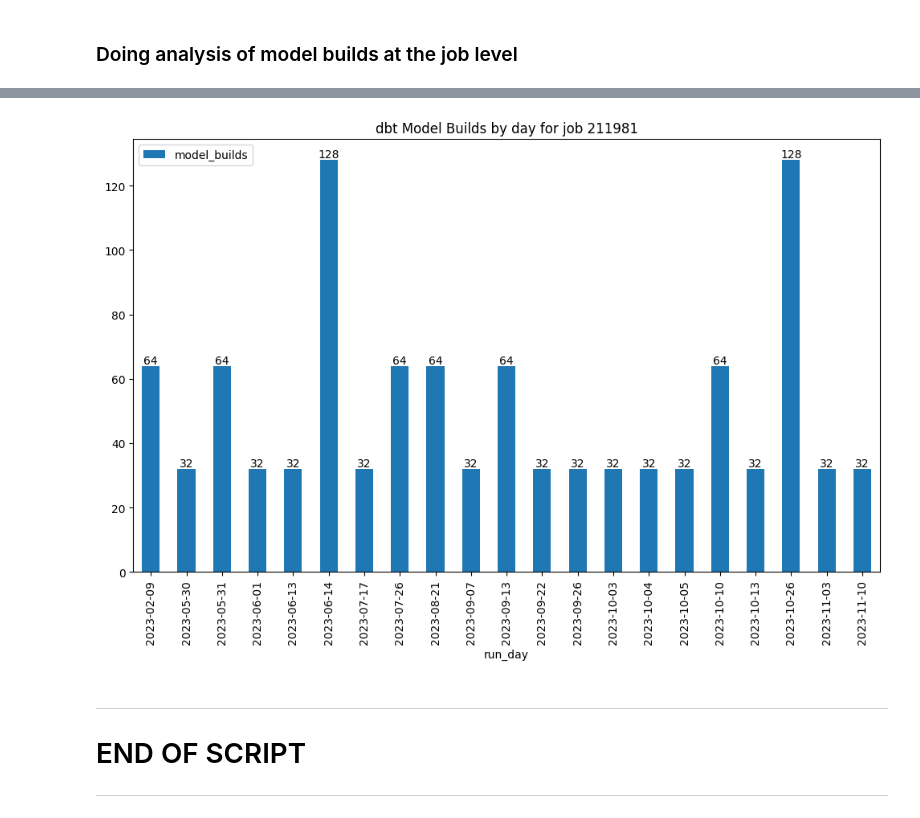
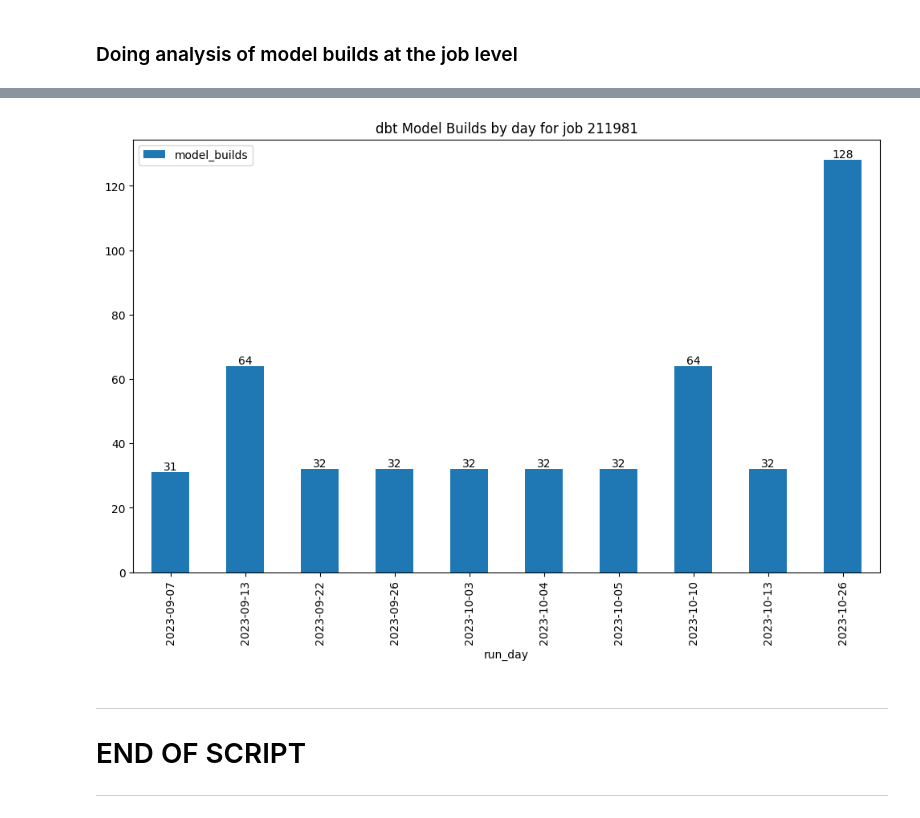
Before and after one commit to Stevedow99/dbt_cloud_code_snippets, a Jupyter notebook: python/analyze_model_builds_with_dbt_cloud_apis/project_job_analysis.ipynb, the cells around one changed output, grey strips where cells are left out. Cells and saved outputs as stored; diff of their text form; code cells hidden in the pictures.

```diff
--- a/python/analyze_model_builds_with_dbt_cloud_apis/project_job_analysis.ipynb
+++ b/python/analyze_model_builds_with_dbt_cloud_apis/project_job_analysis.ipynb
@@ -190,6 +220,6 @@ display(dfa)
 # %%
 # grouping the data frame by project
-project_model_builds = dfa[['project_id','cnt_models_for_job_run']].groupby(['project_id'], as_index=False).sum()
+project_model_builds = dbt_cloud_account_runs[['project_id','cnt_models_for_job_run']].groupby(['project_id'], as_index=False).sum()
 
 # rename the fields
 project_model_builds.rename(columns={'cnt_models_for_job_run': 'model_builds'}, inplace=True)
@@ -197,8 +227,11 @@ project_model_builds.rename(columns={'cnt_models_for_job_run': 'model_builds'},
 # ordering them by desc
 ordered_project_model_builds = project_model_builds.sort_values(by='model_builds', ascending=False)
 
+# creating a graph title
+graph_title = f"dbt Cloud Model builds by project for account {account_id} from {run_start_date} to {run_end_date}"
+
 # viz the data
-ax = ordered_project_model_builds.plot.bar(x='project_id', y='model_builds', rot=0, figsize=(12, 6), title="dbt Model Builds by Project")
+ax = ordered_project_model_builds.plot.bar(x='project_id', y='model_builds', rot=0, figsize=(12, 6), title=graph_title)
 
 # add data labels
 for p in ax.patches:
@@ -214,11 +247,15 @@ plt.show()
 # %% [markdown]
 ### Doing analysis of model builds at the project level
 # %%
-# getting the last 300 runs for the cloud account
+# getting runs from sep 1 to nov 1 for project 131392
+run_start_date = '2023-09-01'
+run_end_date = '2023-11-01'
+dbt_cloud_project_id=131392
+
 # note this will take a little since we are making a few API calls
-dfb = get_runs_for_a_dbt_cloud_account(account_id=account_id, project_id=131392, number_of_runs_to_return=300)
+dbt_cloud_project_runs = get_runs_for_a_dbt_cloud_account(account_id=account_id, project_id=dbt_cloud_project_id, run_start_date=run_start_date, run_end_date=run_end_date)
 
 # display the data to get a look at it
-display(dfb)
+display(dbt_cloud_project_runs)
 # %% [output]
 |  | id | project_id | job_definition_id | finished_at | is_complete | is_success | models_in_run | ... |
@@ -237,6 +274,6 @@ display(dfb)
 # %%
 # grouping the data frame by project
-project_model_builds = dfb[['job_definition_id','cnt_models_for_job_run']].groupby(['job_definition_id'], as_index=False).sum()
+project_model_builds = dbt_cloud_project_runs[['job_definition_id','cnt_models_for_job_run']].groupby(['job_definition_id'], as_index=False).sum()
 
 # rename the fields
 project_model_builds.rename(columns={'cnt_models_for_job_run': 'model_builds', 'job_definition_id' : 'dbt_cloud_job_id'}, inplace=True)
@@ -244,9 +281,12 @@ project_model_builds.rename(columns={'cnt_models_for_job_run': 'model_builds', '
 # ordering them by desc
 ordered_project_model_builds = project_model_builds.sort_values(by='model_builds', ascending=False)
 
+# creating a graph title
+graph_title = f"dbt Cloud Model builds by job for project {dbt_cloud_project_id} from {run_start_date} to {run_end_date}"
+
 # viz the data
 ax = ordered_project_model_builds.plot.bar(x='dbt_cloud_job_id', y='model_builds',
-                                           rot=0, figsize=(12, 6), title="dbt Model Builds for Project 131392")
+                                           rot=0, figsize=(12, 6), title=graph_title)
 
 # add data labels
 for p in ax.patches:
@@ -262,10 +302,15 @@ plt.show()
 # %% [markdown]
 ### Doing analysis of model builds at the job level
 # %%
-# getting the last 300 runs for the cloud account
+# getting runs from sep 1 to nov 1 for project 131392
+run_start_date = '2023-09-01'
+run_end_date = '2023-11-01'
+dbt_cloud_project_id=131392
+dbt_cloud_job_id = 211981
+
 # note this will take a little since we are making a few API calls
-dfc = get_runs_for_a_dbt_cloud_account(account_id=account_id, project_id=131392, job_id=211981, number_of_runs_to_return=300)
+dbt_cloud_job_runs = get_runs_for_a_dbt_cloud_account(account_id=account_id, project_id=dbt_cloud_project_id, job_id=dbt_cloud_job_id, run_start_date=run_start_date, run_end_date=run_end_date)
 
 # display the data to get a look at it
-display(dfc)
+display(dbt_cloud_job_runs)
 # %% [output]
@@ -290,32 +330,32 @@ display(dfc)
 # %%
 # adding a field that converts the timestamp column and truncates it
-dfc['run_day'] = (pd.to_datetime(dfc['finished_at']).dt.floor('d')).dt.date
+dbt_cloud_job_runs['run_day'] = (pd.to_datetime(dbt_cloud_job_runs['finished_at']).dt.floor('d')).dt.date
 
 # grouping the data frame by day to make a time series
-job_builds_by_date = dfc[['run_day','cnt_models_for_job_run']].groupby(['run_day'], as_index=False).sum()
+job_builds_by_date = dbt_cloud_job_runs[['run_day','cnt_models_for_job_run']].groupby(['run_day'], as_index=False).sum()
 
 # rename the fields
 job_builds_by_date.rename(columns={'cnt_models_for_job_run': 'model_builds'}, inplace=True)
 
 # ordering them by day
 ordered_job_builds_by_date = job_builds_by_date.sort_values(by='run_day', ascending=True)
 
 
 # viz the data
 ax = ordered_job_builds_by_date.plot.bar(x='run_day', y='model_builds',
                                            rot=0, figsize=(12, 7), title="dbt Model Builds by day for job 211981")
 
 # add data labels
 for p in ax.patches:
         ax.annotate(str(p.get_height()),
                 (p.get_x() + p.get_width() / 2., p.get_height()),
                 ha='center', va='bottom')
 
 plt.xticks(rotation=90)
 
 plt.show()
 # %% [output]
-[figure, old version]
+[figure, new version]
 # %% [markdown]
 ___
 
```
Also changed, not shown: parts of 8 cells of this notebook.
